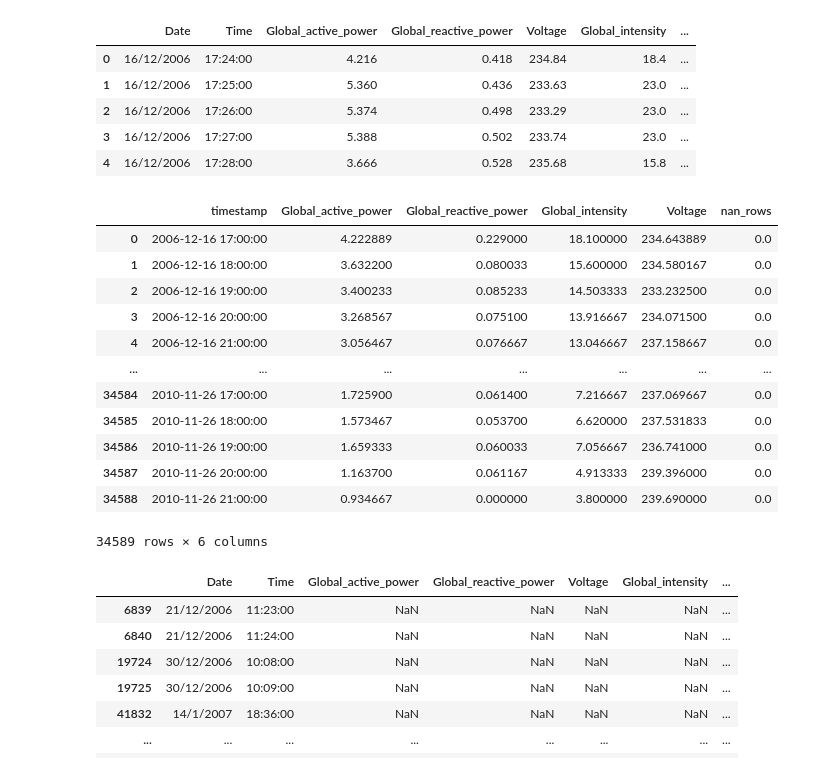
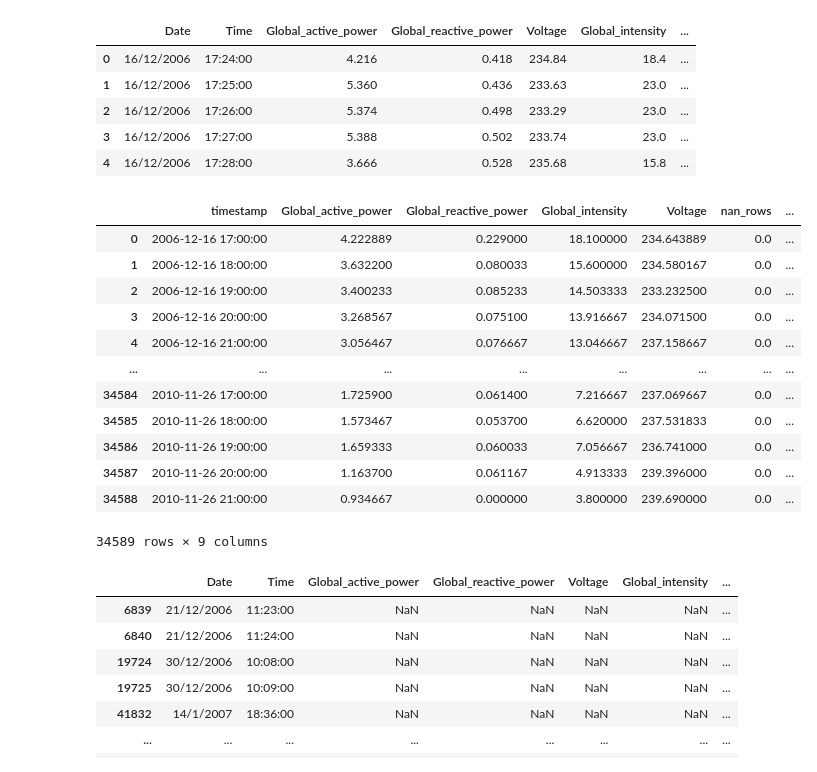
Before and after one commit to veetirajaniemi/adaml-ml-project, a Jupyter notebook: autocorrelation_analysis.ipynb, the cells around one changed output. Saved outputs shown, nothing was run; the diff lists cells and outputs as text; code cells hidden in the pictures.

```diff
--- a/autocorrelation_analysis.ipynb
+++ b/autocorrelation_analysis.ipynb
@@ -43,29 +44,32 @@ df.head()
 # %%
 df_grouped = df.groupby("timestamp").agg({
     "Global_active_power": "mean",
     "Global_reactive_power": "mean",
     "Global_intensity": "mean",
     "Voltage": "mean",
     "Global_intensity": "mean",
-    "nan_rows": "mean"
+    "nan_rows": "mean",
+    "Sub_metering_1": "sum",
+    "Sub_metering_2": "sum",
+    "Sub_metering_3": "sum",
 
 }).reset_index()
 
 df_grouped
 # %% [output]
-|  | timestamp | Global_active_power | Global_reactive_power | Global_intensity | Voltage | nan_rows |
-| 0 | 2006-12-16 17:00:00 | 4.222889 | 0.229000 | 18.100000 | 234.643889 | 0.0 |
-| 1 | 2006-12-16 18:00:00 | 3.632200 | 0.080033 | 15.600000 | 234.580167 | 0.0 |
-| 2 | 2006-12-16 19:00:00 | 3.400233 | 0.085233 | 14.503333 | 233.232500 | 0.0 |
-| 3 | 2006-12-16 20:00:00 | 3.268567 | 0.075100 | 13.916667 | 234.071500 | 0.0 |
-| 4 | 2006-12-16 21:00:00 | 3.056467 | 0.076667 | 13.046667 | 237.158667 | 0.0 |
-| ... | ... | ... | ... | ... | ... | ... |
-| 34584 | 2010-11-26 17:00:00 | 1.725900 | 0.061400 | 7.216667 | 237.069667 | 0.0 |
-| 34585 | 2010-11-26 18:00:00 | 1.573467 | 0.053700 | 6.620000 | 237.531833 | 0.0 |
-| 34586 | 2010-11-26 19:00:00 | 1.659333 | 0.060033 | 7.056667 | 236.741000 | 0.0 |
-| 34587 | 2010-11-26 20:00:00 | 1.163700 | 0.061167 | 4.913333 | 239.396000 | 0.0 |
-| 34588 | 2010-11-26 21:00:00 | 0.934667 | 0.000000 | 3.800000 | 239.690000 | 0.0 |
+|  | timestamp | Global_active_power | Global_reactive_power | Global_intensity | Voltage | nan_rows | ... |
+| 0 | 2006-12-16 17:00:00 | 4.222889 | 0.229000 | 18.100000 | 234.643889 | 0.0 | ... |
+| 1 | 2006-12-16 18:00:00 | 3.632200 | 0.080033 | 15.600000 | 234.580167 | 0.0 | ... |
+| 2 | 2006-12-16 19:00:00 | 3.400233 | 0.085233 | 14.503333 | 233.232500 | 0.0 | ... |
+| 3 | 2006-12-16 20:00:00 | 3.268567 | 0.075100 | 13.916667 | 234.071500 | 0.0 | ... |
+| 4 | 2006-12-16 21:00:00 | 3.056467 | 0.076667 | 13.046667 | 237.158667 | 0.0 | ... |
+| ... | ... | ... | ... | ... | ... | ... | ... |
+| 34584 | 2010-11-26 17:00:00 | 1.725900 | 0.061400 | 7.216667 | 237.069667 | 0.0 | ... |
+| 34585 | 2010-11-26 18:00:00 | 1.573467 | 0.053700 | 6.620000 | 237.531833 | 0.0 | ... |
+| 34586 | 2010-11-26 19:00:00 | 1.659333 | 0.060033 | 7.056667 | 236.741000 | 0.0 | ... |
+| 34587 | 2010-11-26 20:00:00 | 1.163700 | 0.061167 | 4.913333 | 239.396000 | 0.0 | ... |
+| 34588 | 2010-11-26 21:00:00 | 0.934667 | 0.000000 | 3.800000 | 239.690000 | 0.0 | ... |
-34589 rows × 6 columns
+34589 rows × 9 columns
 # %%
 df[df.isna().any(axis=1)]
 # %% [output]
```
Also changed, not shown: parts of 4 cells of this notebook.
